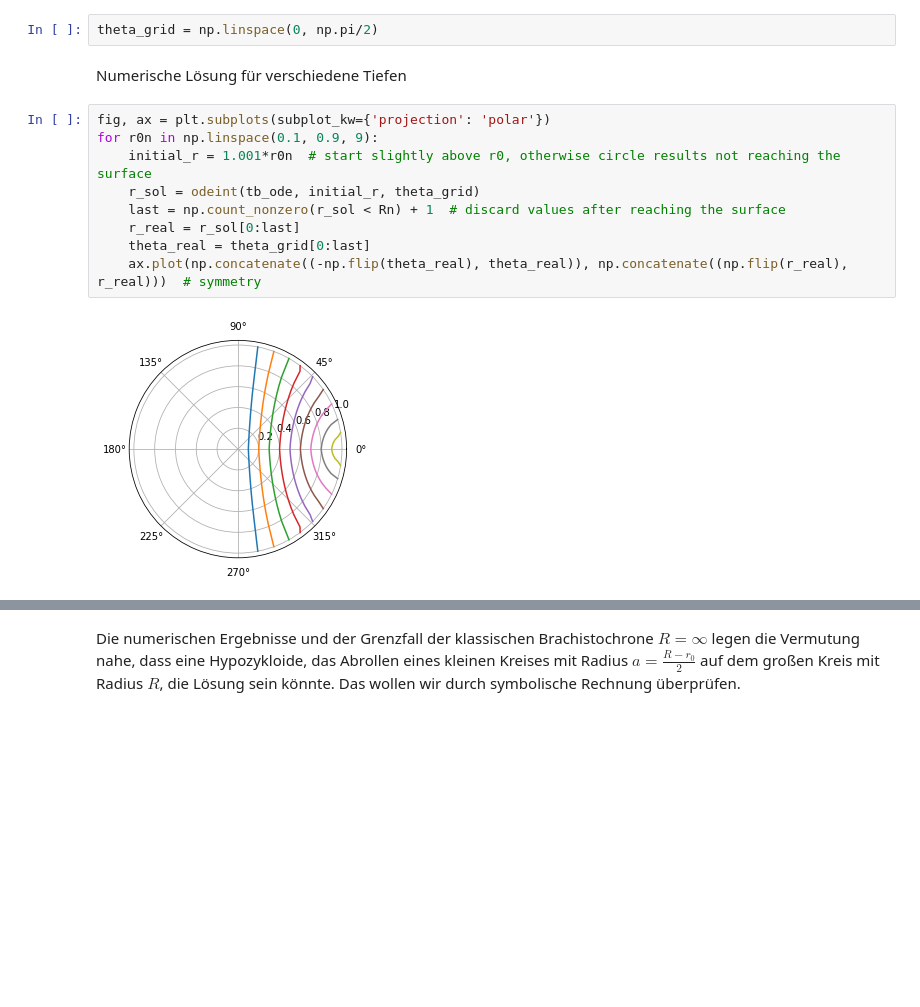
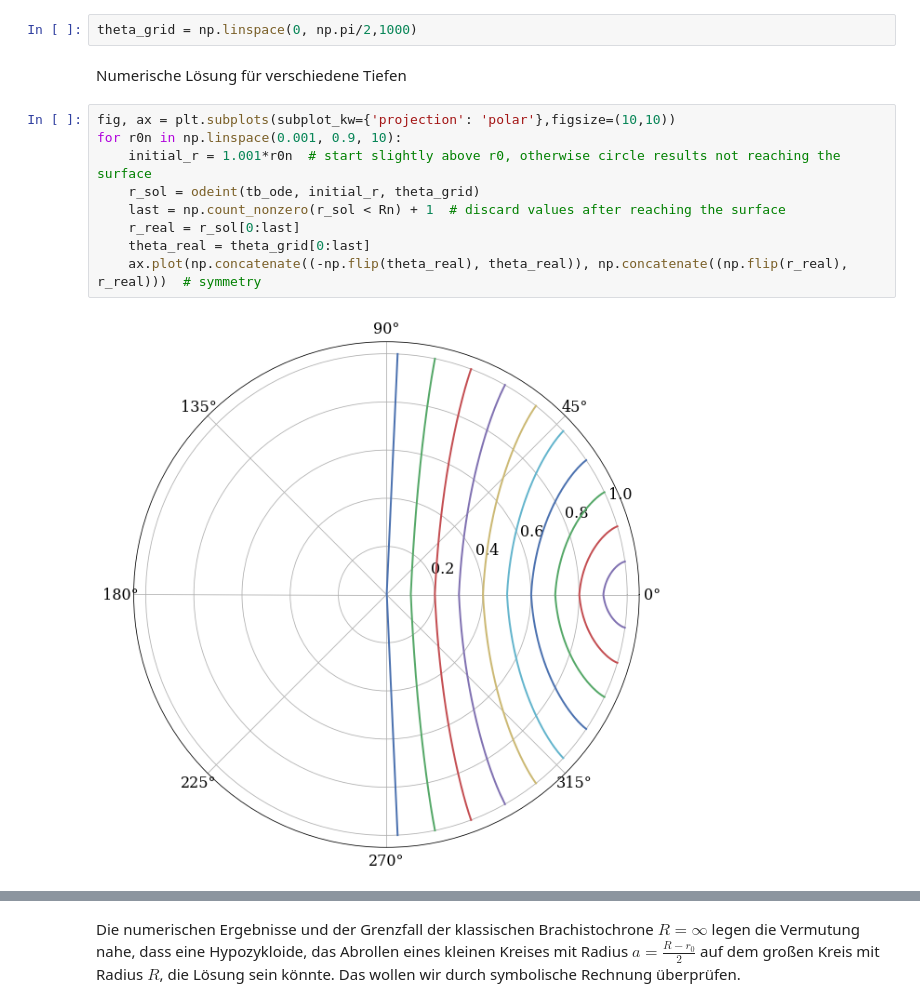
Before and after one commit to nagelt/soil_dynamics, a Jupyter notebook: terrestrial_brachistochrone.ipynb, the cells around one changed output, grey strips where cells are left out. Saved outputs shown, nothing was run; the diff lists cells and outputs as text; blank space fills up the shorter version.

```diff
--- a/terrestrial_brachistochrone.ipynb
+++ b/terrestrial_brachistochrone.ipynb
@@ -170,20 +172,20 @@ Rn = 1.0
 # %% [markdown]
 Maximal möglicher Winkelbereich vom tiefsten Punkt $r=r_0$ zur Oberfläche $r=R$ (die zweite Hälfte folgt durch Spiegelung)
 # %%
-theta_grid = np.linspace(0, np.pi/2)
+theta_grid = np.linspace(0, np.pi/2,1000)
 # %% [markdown]
 Numerische Lösung für verschiedene Tiefen
 # %%
-fig, ax = plt.subplots(subplot_kw={'projection': 'polar'})
-for r0n in np.linspace(0.1, 0.9, 9):
+fig, ax = plt.subplots(subplot_kw={'projection': 'polar'},figsize=(10,10))
+for r0n in np.linspace(0.001, 0.9, 10):
     initial_r = 1.001*r0n  # start slightly above r0, otherwise circle results not reaching the surface
     r_sol = odeint(tb_ode, initial_r, theta_grid)
     last = np.count_nonzero(r_sol < Rn) + 1  # discard values after reaching the surface
     r_real = r_sol[0:last]
     theta_real = theta_grid[0:last]
     ax.plot(np.concatenate((-np.flip(theta_real), theta_real)), np.concatenate((np.flip(r_real), r_real)))  # symmetry
 # %% [output]
-[figure, old version]
+[figure, new version]
 # %% [markdown]
 ### Überprüfen der vermuteten Lösung
 ![terrestrial_brachistochrone.svg](https://github.com/nagelt/soil_dynamics/raw/master/Images/terrestrial_brachistochrone.svg)
```
Also changed, not shown: parts of 5 cells of this notebook.
